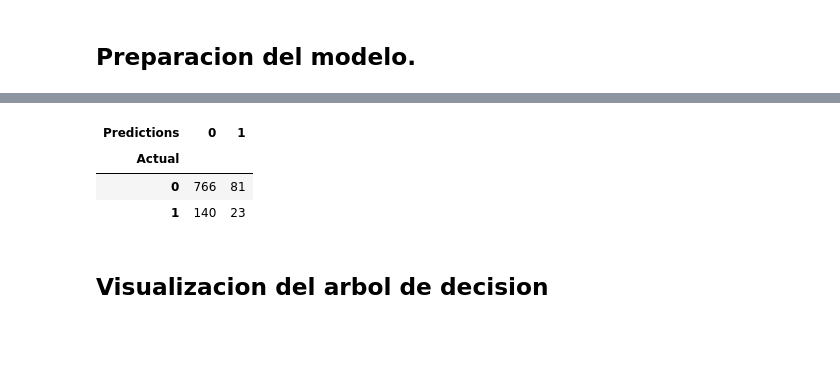
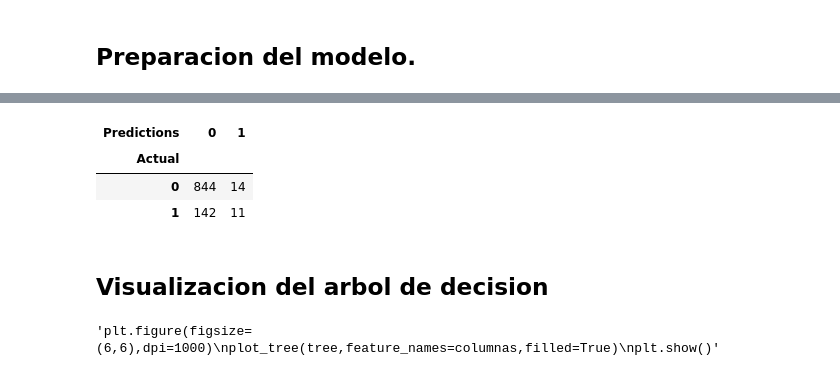
Before and after one commit to reyesguerrerofi/ProyectosDataScience, a Jupyter notebook: Supervisados/framinghan/Framingham-Three Desicion.ipynb, the cells around one changed output, grey strips where cells are left out. Drawn from its saved outputs; the diff is of its cells as text; code cells hidden in the pictures; blank space fills up the shorter version.

```diff
--- a/Supervisados/framinghan/Framingham-Three Desicion.ipynb
+++ b/Supervisados/framinghan/Framingham-Three Desicion.ipynb
@@ -60,4 +57,11 @@ len(train),len(test)
+# %%
+X = dataset[predictors]
+Y = dataset[target]
+x_train = train[predictors]
+y_train = train[target]
+x_test =  test[predictors]
+y_test =  test[target]
 # %%
-tree = DecisionTreeClassifier(criterion="entropy", min_samples_split=20, random_state=99)#Numero minimo para hacer division por defult es 2 pero genera overfitign, random_state=99 puede ser cualquiera
-tree.fit(train[predictors], train[target])
+tree = DecisionTreeClassifier(criterion="entropy",max_depth=4 , min_samples_split=20, random_state=99)#Numero minimo para hacer division por defult es 2 pero genera overfitign, random_state=99 puede ser cualquiera
+tree.fit(x_train, y_train)
 # %% [output]
@@ -87,11 +76,15 @@ list(preds)
 # %%
-pd.crosstab(test[target],preds,rownames=["Actual"],colnames=["Predictions"])
+pd.crosstab(y_test,preds,rownames=["Actual"],colnames=["Predictions"])
 # %% [output]
 | Predictions | 0 | 1 |
 | Actual |  |  |
-| 0 | 766 | 81 |
-| 1 | 140 | 23 |
+| 0 | 844 | 14 |
+| 1 | 142 | 11 |
 # %% [markdown]
 ## Visualizacion del arbol de decision
 # %%
-from sklearn.tree import export_graphviz
+'''plt.figure(figsize=(6,6),dpi=1000)
+plot_tree(tree,feature_names=columnas,filled=True)
+plt.show()'''
+# %% [output]
+'plt.figure(figsize=(6,6),dpi=1000)\nplot_tree(tree,feature_names=columnas,filled=True)\nplt.show()'
```
Also changed, not shown: parts of 39 cells of this notebook, 2 other files.
